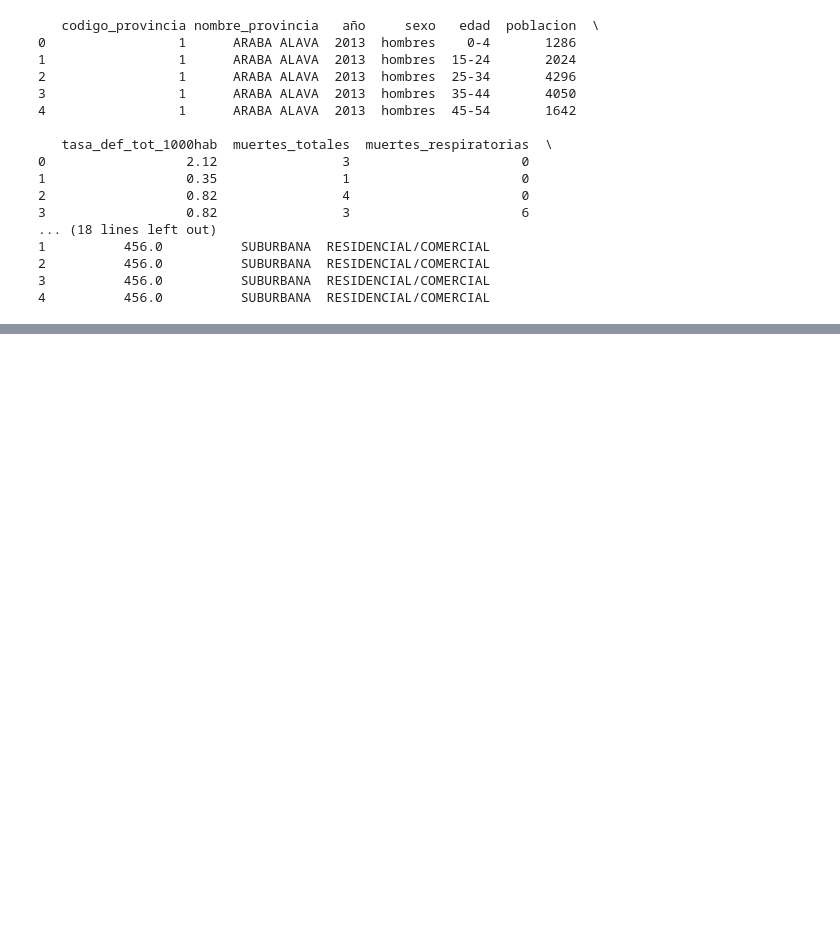
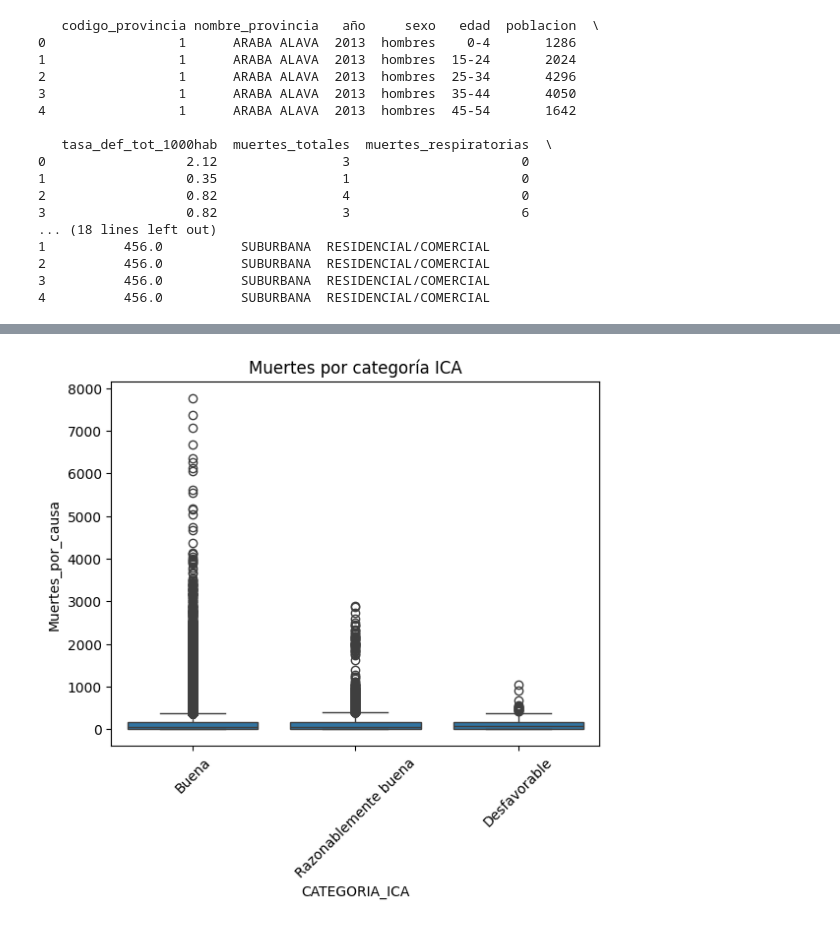
Before and after one commit to 4GeeksAcademy/air-quality-politics, a Jupyter notebook: notebooks/Miura.ipynb, the cells around one changed output, grey strips where cells are left out. Saved outputs shown, nothing was run; the diff lists cells and outputs as text; code cells hidden in the pictures; blank space fills up the shorter version.

```diff
--- a/notebooks/Miura.ipynb
+++ b/notebooks/Miura.ipynb
@@ -129,0 +633,7 @@ print("✅ Archivo guardado con columna 'codigo_provincia'.")
+# %%
+sns.boxplot(x="CATEGORIA_ICA", y="Muertes_por_causa", data=df_clean)
+plt.xticks(rotation=45)
+plt.title("Muertes por categoría ICA")
+plt.show()
+# %% [output]
+[figure, added]
```
Also changed, not shown: parts of 56 cells of this notebook, 7 other files.
